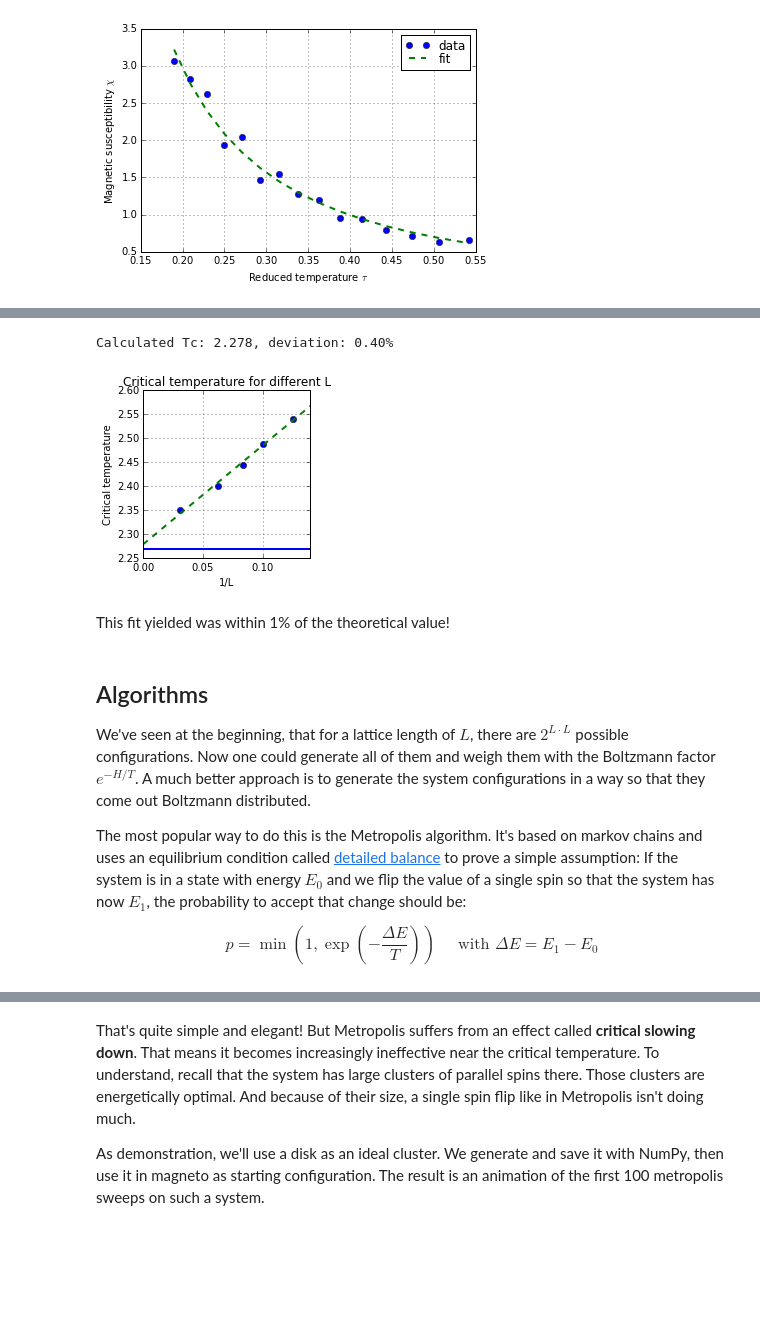
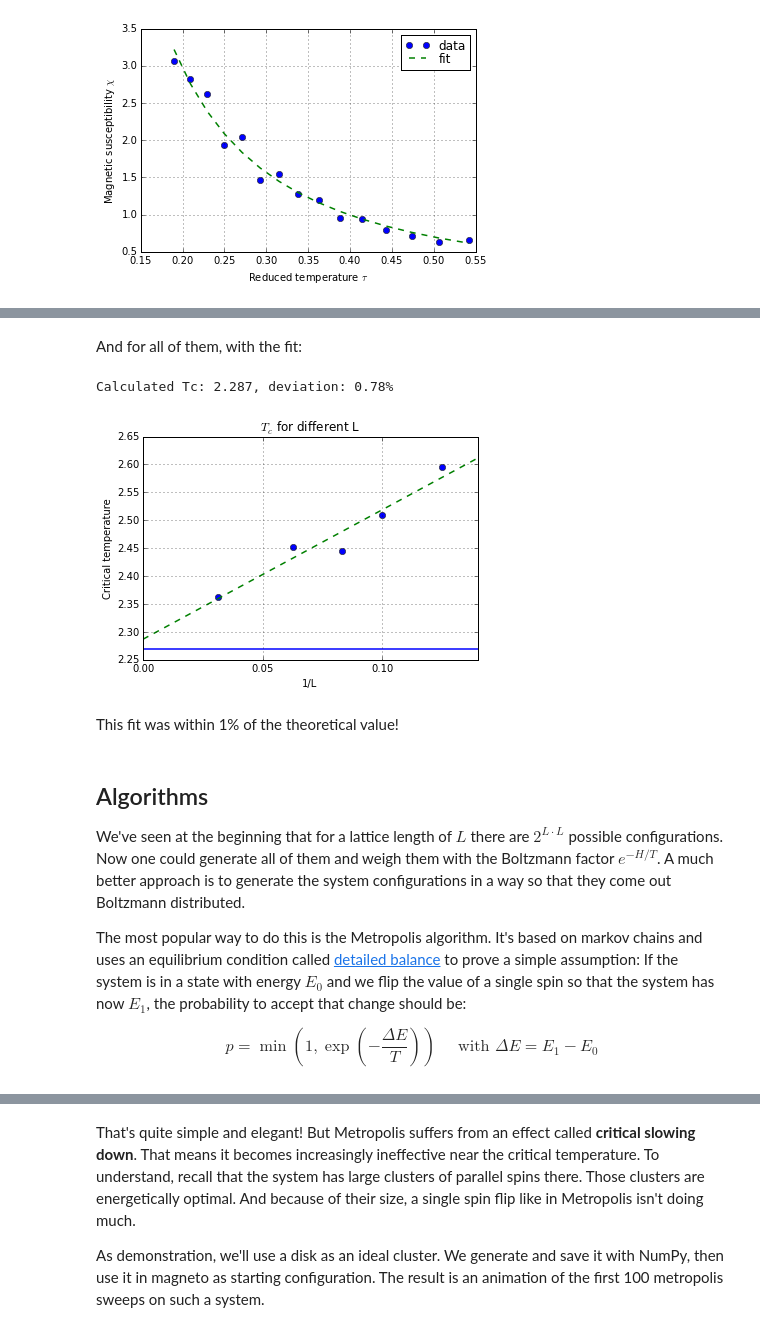
Before and after one commit to s9w/magneto, a Jupyter notebook: physics.ipynb, the cells around one changed output, grey strips where cells are left out. Drawn from its saved outputs; the diff is of its cells as text; code cells hidden in the pictures; blank space fills up the shorter version.

```diff
--- a/physics.ipynb
+++ b/physics.ipynb
@@ -7,7 +7,7 @@ import matplotlib.pyplot as plt
 import matplotlib as mpl
 import matplotlib.animation as animation
 %matplotlib inline
-mpl.rcParams['lines.linewidth'] = 2
+mpl.rcParams['lines.linewidth'] = 1.5
 mpl.rcParams['lines.marker'] = "o"
 mpl.rcParams['axes.grid'] = True
 mpl.rcParams['legend.labelspacing'] = 0.0
@@ -209,0 +279,12 @@ The position of the peaks of the heat capacity or the susceptibility drift away
+# %%
+from scipy.stats import norm
+
+def chi_fun(x, x0, sigma, a, b):
+    return norm.pdf(x, x0, sigma)*b + x*a
+
+L = 8
+T, cv = np.loadtxt("chi_finite_{}.txt".format(L),  delimiter=", ", unpack=True)
+popt, _ = curve_fit(chi_fun, T, cv, p0=[ 2.45, 0.1,  0.8,  0.6])
+plt.title("Example of fit for L={}. Resulting Tc={:.2f}".format(L, popt[0]))
+plt.plot(T, cv, "o")
+plt.plot(T, chi_fun(T, *popt), "-");
@@ -210,40 +293,41 @@ The position of the peaks of the heat capacity or the susceptibility drift away
+# %% [markdown]
+And for all of them, with the fit:
 # %%
 # Plot critical temps vs inverse grid sizes
 grid_sizes = np.array([8,10,12,16,32])
+L_inv = 1.0/grid_sizes
+
 T_critical_array = []
 for L in grid_sizes:
-    cv = np.loadtxt("chi_finite_{}.txt".format(L),  delimiter=", ")
-    T_critical = cv[np.argmax(cv[:,1],axis=0)][0]
-    T_critical_array.append(T_critical)
-L_inv = 1.0/grid_sizes # inverse grid size
+    T, cv = np.loadtxt("chi_finite_{}.txt".format(L),  delimiter=", ", unpack=True)
+    popt, _ = curve_fit(chi_fun, T, cv, p0=[ 2.45, 0.1,  0.8,  0.6])
+    Tc0 = popt[0]
+    T_critical_array.append(Tc0)
 
-fig = plt.figure(figsize=(3,3))
-ax = fig.add_subplot(111, xlabel="1/L", ylabel="Critical temperature")# xlim=(0,0.15), ylim=(2.25,2.4)
-ax.set_title("Critical temperature for different L")
+ax = plt.subplot(xlabel="1/L", ylabel="Critical temperature", title="$T_c$ for different L")
 ax.plot(L_inv, T_critical_array, "o")
-ax.set_xticks(np.arange(0,0.16, 0.05))
+ax.set_xticks(np.arange(0, 0.16, 0.05))
 
 # Fit with a linear function
 def T_fit(x,a,b):
     return a+b*x
 popt, pcov = curve_fit(T_fit, L_inv, T_critical_array)
-x = np.linspace(0,0.14, 10)
+x = np.linspace(0, 0.14)
 ax.plot(x, T_fit(x, *popt), "--")
 
 # Result
 gamma = popt[0]; gamma0 = 1.75
 T_c_fit = T_fit(0, *popt)
 print("Calculated Tc: {:.3f}, deviation: {:.2f}%".format(T_c_fit, 100.0*(T_c_fit-Tc)/Tc))
-
 ax.axhline(y=Tc, marker="");
 # %% [output]
-Calculated Tc: 2.278, deviation: 0.40%
+Calculated Tc: 2.287, deviation: 0.78%
-[figure, old version]
+[figure, new version]
 # %% [markdown]
-This fit yielded was within 1% of the theoretical value!
+This fit was within 1% of the theoretical value!
 # %% [markdown]
 ## Algorithms
-We've seen at the beginning, that for a lattice length of $L$, there are $2^{L\cdot L}$ possible configurations. Now one could generate all of them and weigh them with the Boltzmann factor $e^{-H/T}$. A much better approach is to generate the system configurations in a way so that they come out Boltzmann distributed.
+We've seen at the beginning that for a lattice length of $L$ there are $2^{L\cdot L}$ possible configurations. Now one could generate all of them and weigh them with the Boltzmann factor $e^{-H/T}$. A much better approach is to generate the system configurations in a way so that they come out Boltzmann distributed.
 
 The most popular way to do this is the Metropolis algorithm. It's based on markov chains and uses an equilibrium condition called [detailed balance](http://en.wikipedia.org/wiki/Detailed_balance#Reversible_Markov_chains) to prove a simple assumption: If the system is in a state with energy $E_0$ and we flip the value of a single spin so that the system has now $E_1$, the probability to accept that change should be:
 
```
Also changed, not shown: parts of 30 cells of this notebook.
